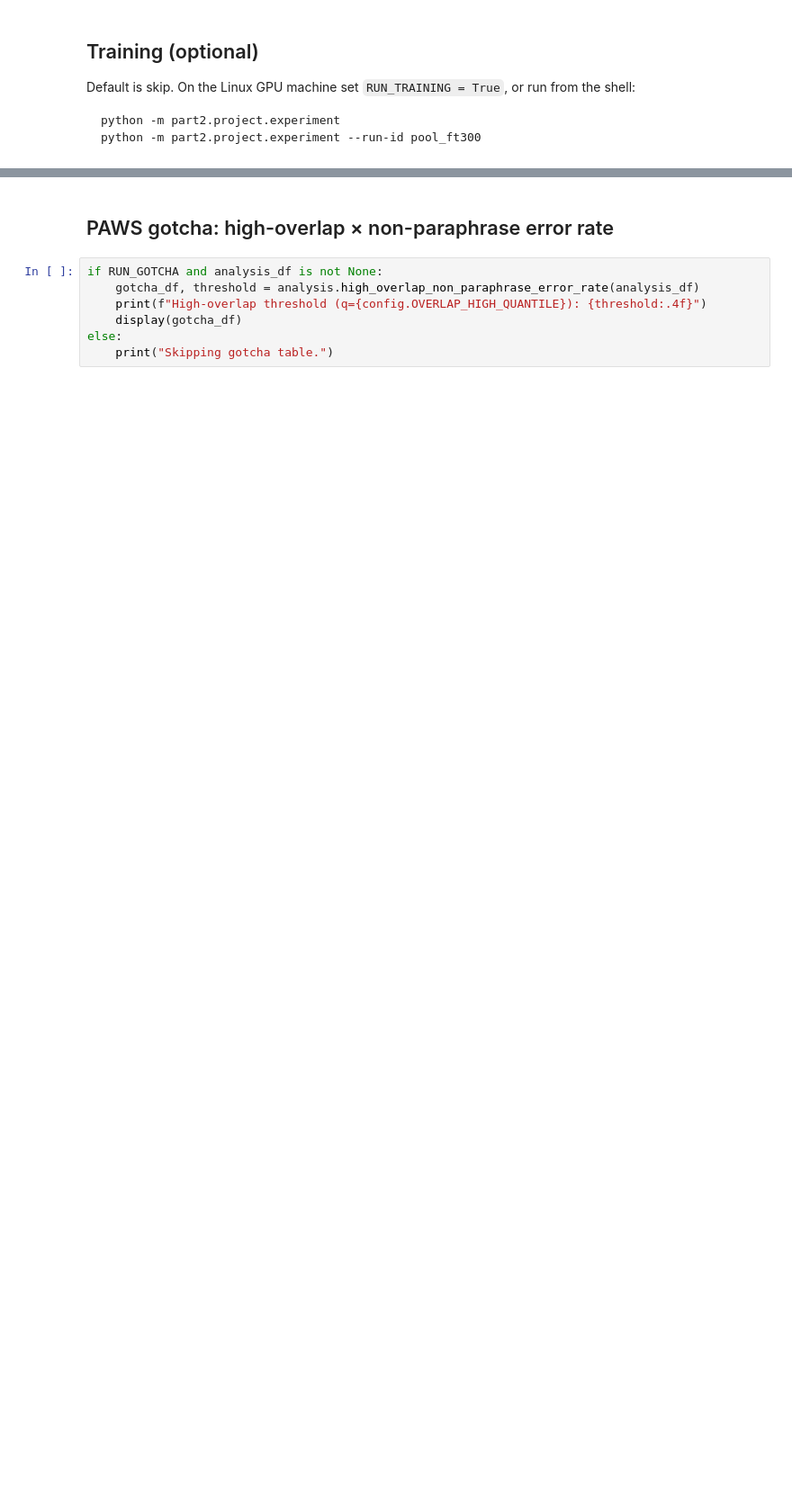
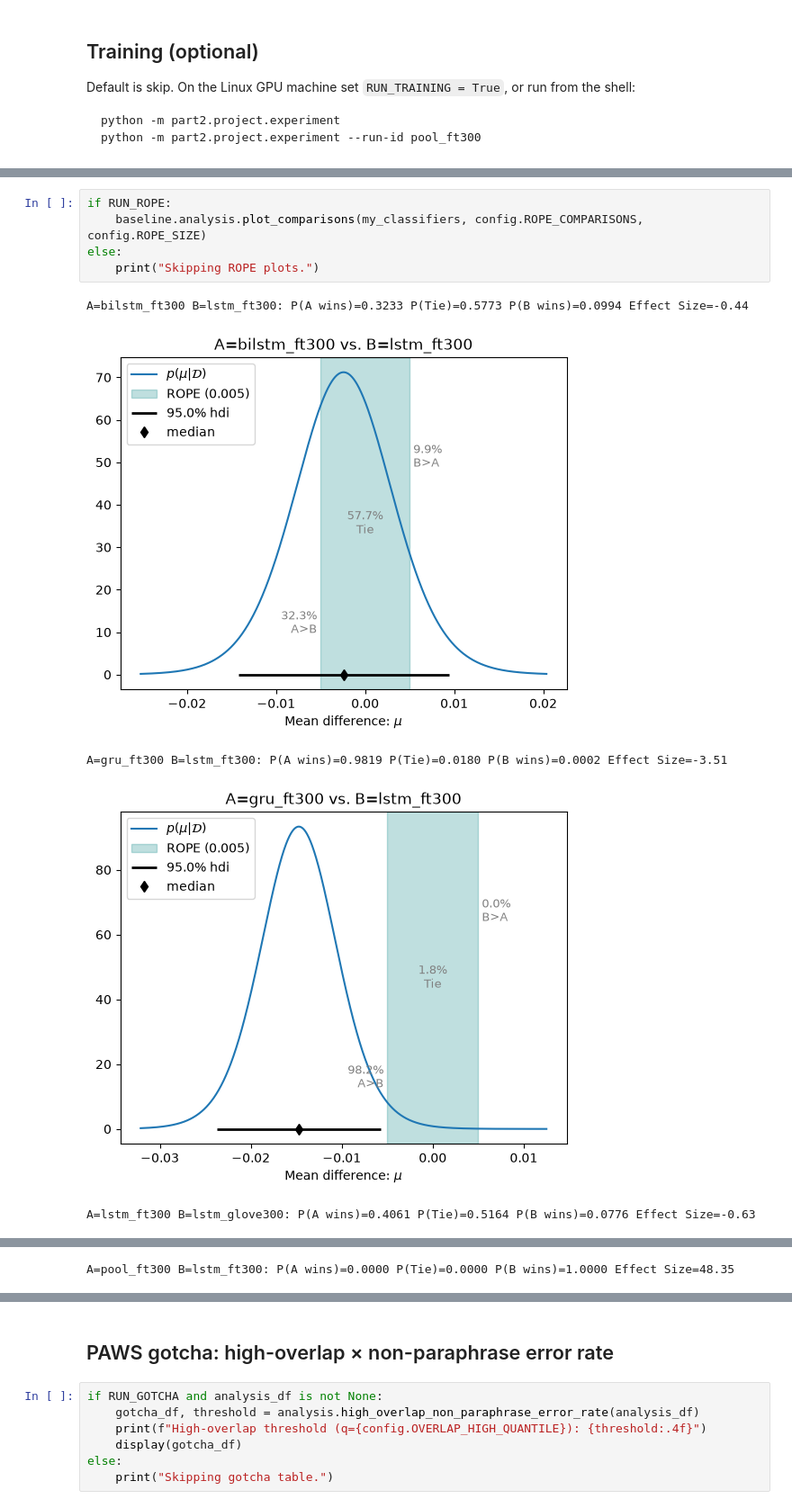
Before and after one commit to Joeyjdl/nlp1-student, a Jupyter notebook: part2/project/project.ipynb, the cells around one changed output, grey strips where cells are left out. Shown at 90% size. Saved outputs shown, nothing was run; the diff lists cells and outputs as text; blank space fills up the shorter version.

```diff
--- a/part2/project/project.ipynb
+++ b/part2/project/project.ipynb
@@ -98,0 +194,11 @@ No summary.json files found yet under C:\Users\joeyl\Documents\GitHub\nlp1-stude
+# %%
+if RUN_ROPE:
+    baseline.analysis.plot_comparisons(my_classifiers, config.ROPE_COMPARISONS, config.ROPE_SIZE)
+else:
+    print("Skipping ROPE plots.")
+# %% [output]
+A=bilstm_ft300 B=lstm_ft300: P(A wins)=0.3233 P(Tie)=0.5773 P(B wins)=0.0994 Effect Size=-0.44
+[figure, added]
+A=gru_ft300 B=lstm_ft300: P(A wins)=0.9819 P(Tie)=0.0180 P(B wins)=0.0002 Effect Size=-3.51
+[figure, added]
+A=lstm_ft300 B=lstm_glove300: P(A wins)=0.4061 P(Tie)=0.5164 P(B wins)=0.0776 Effect Size=-0.63
@@ -98,0 +206 @@ No summary.json files found yet under C:\Users\joeyl\Documents\GitHub\nlp1-stude
+A=pool_ft300 B=lstm_ft300: P(A wins)=0.0000 P(Tie)=0.0000 P(B wins)=1.0000 Effect Size=48.35
```
Also changed, not shown: parts of 35 cells of this notebook, 3 other files.
